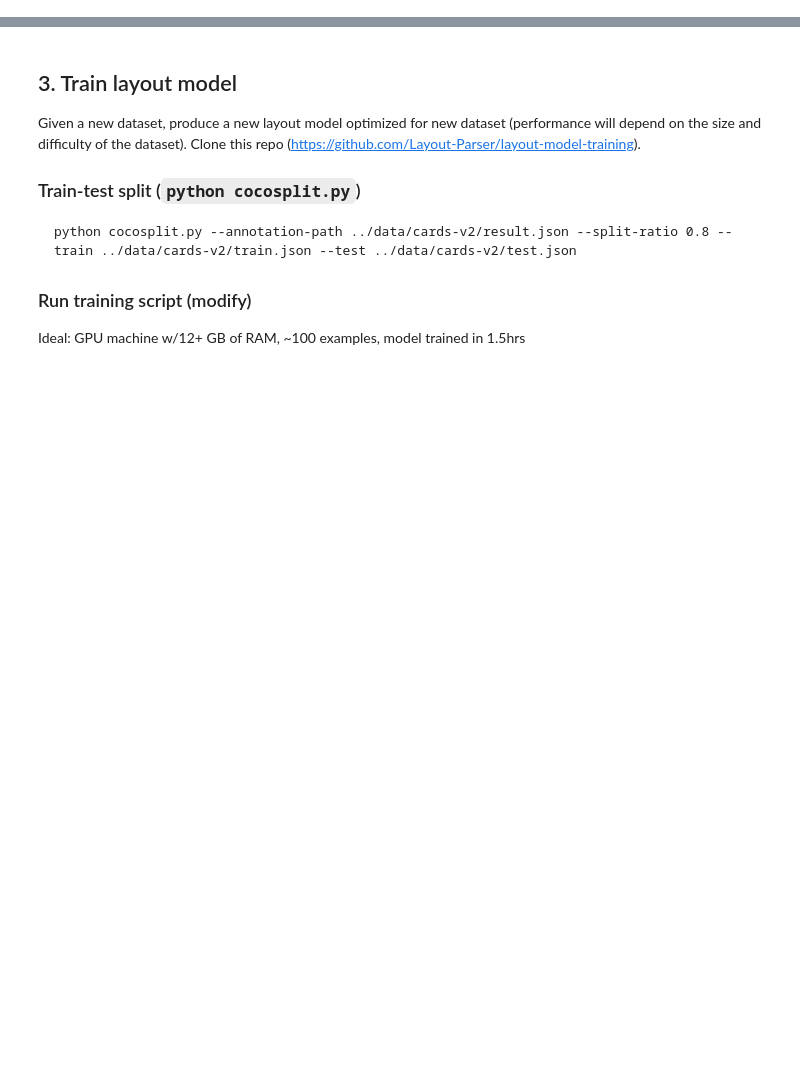
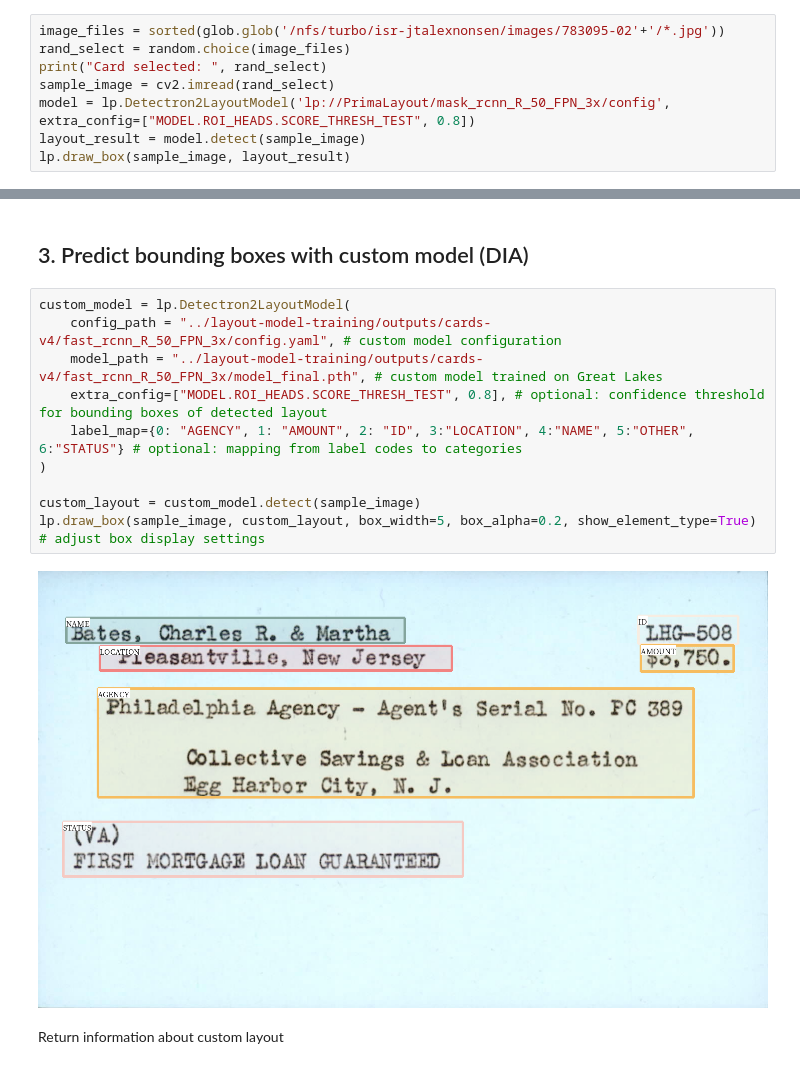
Before and after one commit to ICPSR/gi-bill, a Jupyter notebook: notebooks/custom-model.ipynb, the cells around one changed output, grey strips where cells are left out. Cells and saved outputs as stored; diff of their text form; blank space fills up the shorter version.

````diff
--- a/notebooks/custom-model.ipynb
+++ b/notebooks/custom-model.ipynb
@@ -46,0 +67,8 @@ Notes:
+# %%
+image_files = sorted(glob.glob('/nfs/turbo/isr-jtalexnonsen/images/783095-02'+'/*.jpg'))
+rand_select = random.choice(image_files)
+print("Card selected: ", rand_select)
+sample_image = cv2.imread(rand_select)
+model = lp.Detectron2LayoutModel('lp://PrimaLayout/mask_rcnn_R_50_FPN_3x/config', extra_config=["MODEL.ROI_HEADS.SCORE_THRESH_TEST", 0.8])
+layout_result = model.detect(sample_image)
+lp.draw_box(sample_image, layout_result)
@@ -114,13 +147,16 @@ for image_id in random.sample(coco.imgs.keys(), 2):
-# %% [markdown]
-## 3. Train layout model
-Given a new dataset, produce a new layout model optimized for new dataset (performance will depend on the size and difficulty of the dataset). Clone this repo (https://github.com/Layout-Parser/layout-model-training).
-
-### Train-test split (`python cocosplit.py`)
-
-```
-python cocosplit.py --annotation-path ../data/cards-v2/result.json --split-ratio 0.8 --train ../data/cards-v2/train.json --test ../data/cards-v2/test.json
-```
-
-### Run training script (modify)
-
-Ideal: GPU machine w/12+ GB of RAM, ~100 examples, model trained in 1.5hrs
+# %% [markdown]
+## 3. Predict bounding boxes with custom model (DIA)
+# %%
+custom_model = lp.Detectron2LayoutModel(
+    config_path = "../layout-model-training/outputs/cards-v4/fast_rcnn_R_50_FPN_3x/config.yaml", # custom model configuration
+    model_path = "../layout-model-training/outputs/cards-v4/fast_rcnn_R_50_FPN_3x/model_final.pth", # custom model trained on Great Lakes
+    extra_config=["MODEL.ROI_HEADS.SCORE_THRESH_TEST", 0.8], # optional: confidence threshold for bounding boxes of detected layout
+    label_map={0: "AGENCY", 1: "AMOUNT", 2: "ID", 3:"LOCATION", 4:"NAME", 5:"OTHER", 6:"STATUS"} # optional: mapping from label codes to categories
+)
+
+custom_layout = custom_model.detect(sample_image)
+lp.draw_box(sample_image, custom_layout, box_width=5, box_alpha=0.2, show_element_type=True) # adjust box display settings
+# %% [output]
+[figure, added]
+# %% [markdown]
+Return information about custom layout
````
Also changed, not shown: parts of 19 cells of this notebook, 6 other files.
